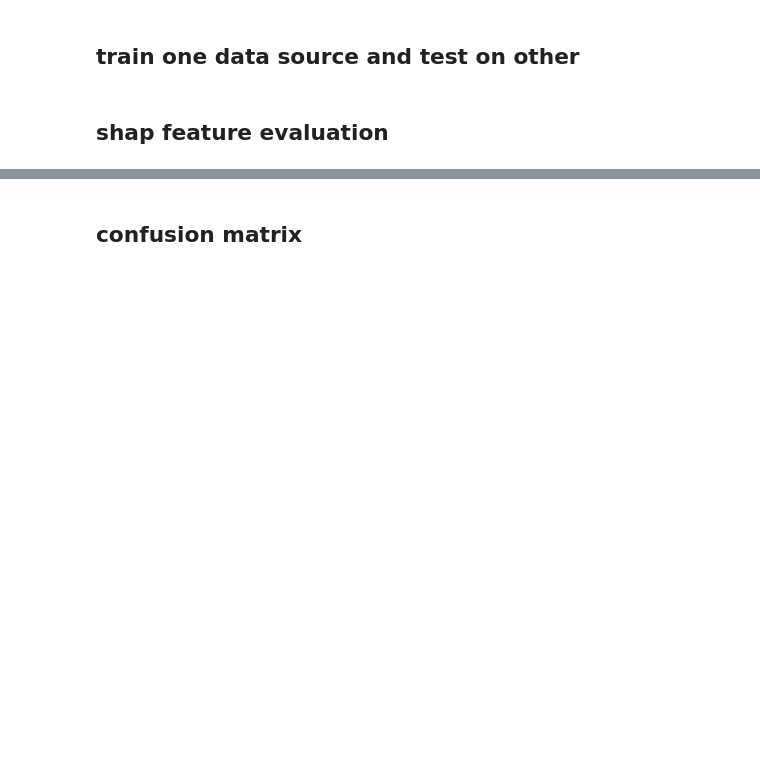
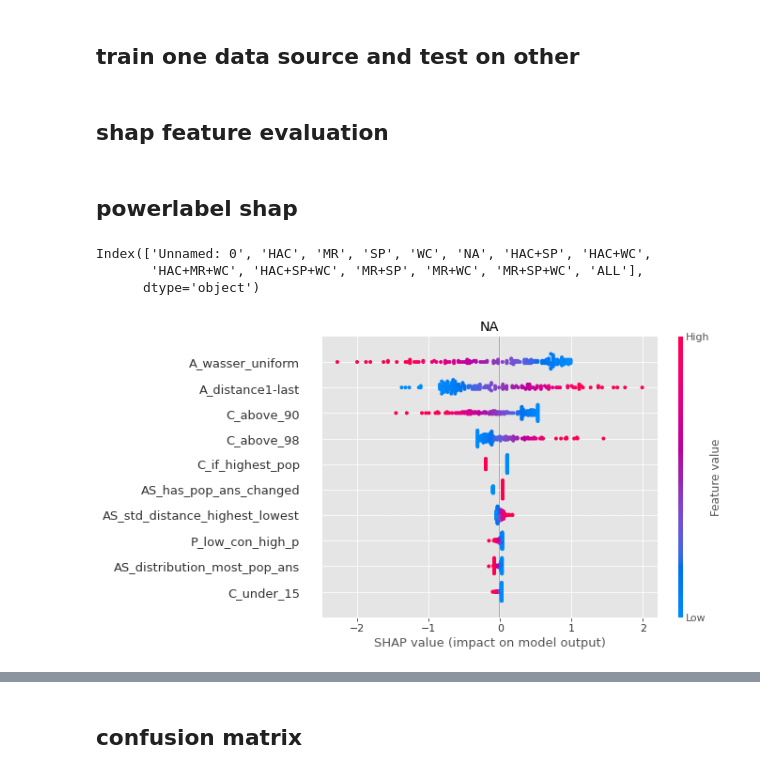
Before and after one commit to OrtalPa/Final_Project_SISE_BGU, a Jupyter notebook: ProjectFramework/Project_notebook.ipynb, the cells around one changed output, grey strips where cells are left out. Cells and saved outputs as stored; diff of their text form; code cells hidden in the pictures; blank space fills up the shorter version.

```diff
--- a/ProjectFramework/Project_notebook.ipynb
+++ b/ProjectFramework/Project_notebook.ipynb
@@ -79,5 +80,20 @@ LABELS = MLpip.get_label_names()
 y = DATA[LABELS]
 x = DATA.drop(LABELS,axis='columns', inplace=False, errors='ignore')
 x.drop('dataset_id',axis='columns', inplace=True, errors='ignore')
+# %%
+x['P_low_con_high_p'] = x['P_low_con_high_p']*100.00
+x['P_lower_then_votes'] = x['P_lower_then_votes']*10.00
+x['P_above_80'] = x['P_above_80']*10.00
+x['P_high_con_low_p'] = x['P_high_con_low_p']*10.00
+x['P_prediction'] = x['P_prediction']*10.0
+x['C_above_90']=x['C_above_90']*10.0
+x['C_above_95']=x['C_above_95']*10.0
+x['C_above_98']=x['C_above_98']*10.0
+x['C_under_15']=x['C_under_15']*10.0
+x['A_distance1-last']=x['A_distance1-last']/10
+x['A_wasser_uniform']=x['A_wasser_uniform']*10
+
+subgroups_out = ['NONE','A_num','P_lowest_std','A_distance1-2','C_above_95','CS_mean_high_low_diff','AS_entropy_distance_highest_lowest','P_highest_std','C_highest','P_high_con_low_p','P_above_80','C_least_pop','C_lowest','A_var','P_lower_then_votes','P_prediction','P_higher_then_vote','C_var','C_most_pop','C_mean','C_std','CS_var_high_low_diff','CS_var_least_pop','CS_var_most_pop','C_distance_mean','P_highest_mean','P_highest_var','P_lowest_mean','P_lowest_var','A_above50%','A_entropy','A_entropy_eliminate','AS_var_distance_highest_lowest']
+x.drop(subgroups_out,axis='columns', inplace=True, errors='ignore')
 # %%
 Accuracy = {}
@@ -479,0 +448,31 @@ Accuracy
+# %%
+ex_y = pd.read_csv("powerset_labels.csv")
+# %% [markdown]
+## powerlabel shap
+# %%
+ex_y.columns
+# %% [output]
+Index(['Unnamed: 0', 'HAC', 'MR', 'SP', 'WC', 'NA', 'HAC+SP', 'HAC+WC',
+       'HAC+MR+WC', 'HAC+SP+WC', 'MR+SP', 'MR+WC', 'MR+SP+WC', 'ALL'],
+      dtype='object')
+# %%
+x_train, x_test, y_train, y_test = train_test_split(x, ex_y, test_size=0.2, random_state=0)
+# %%
+import sklearn
+
+X100 = shap.utils.sample(x_test, 100) # 100 instances for use as the background distribution
+
+# a simple linear model
+model = sklearn.linear_model.LinearRegression()
+model.fit(x_test, y_test['NA'])
+
+explainer = shap.Explainer(model.predict, X100)
+shap_values = explainer(x_test)
+
+# shap.plots.waterfall(shap_values[18], max_display=20)
+# shap.summary_plot(shap_values, x_train, plot_type="bar")
+# %%
+plt.title('NA')
+shap.plots.beeswarm(shap_values, max_display=30)
+# %% [output]
+[figure, added]
```
Also changed, not shown: parts of 34 cells of this notebook, 1 other file.
